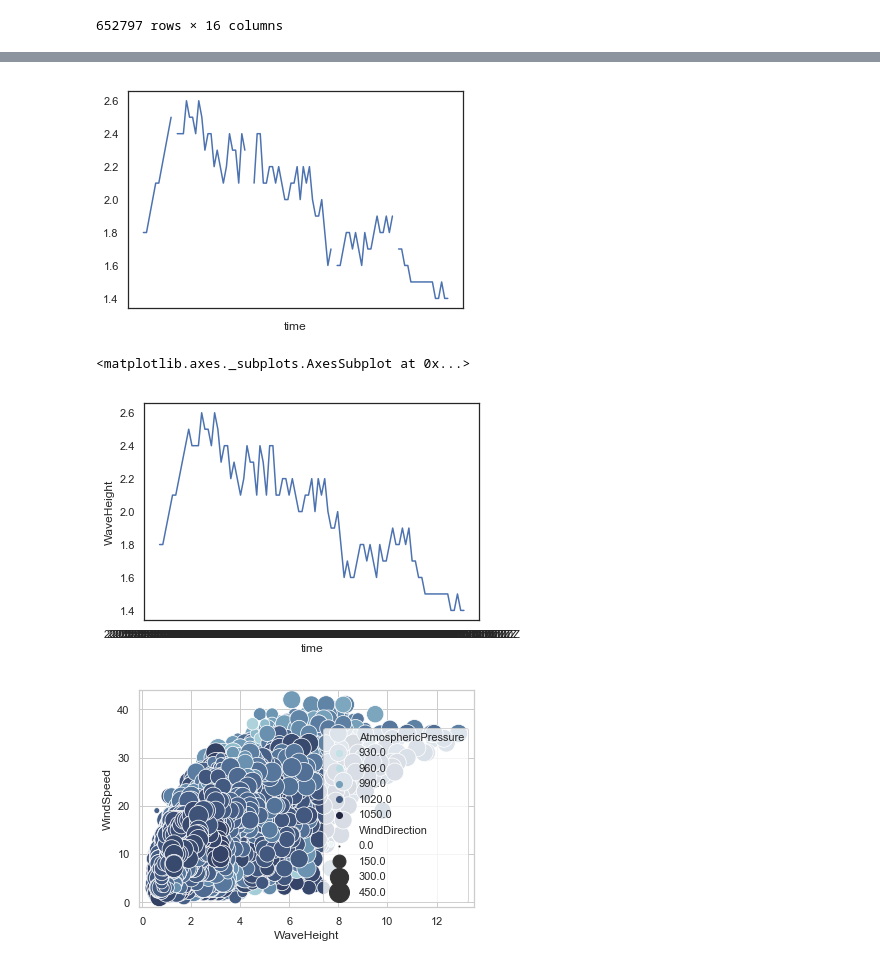
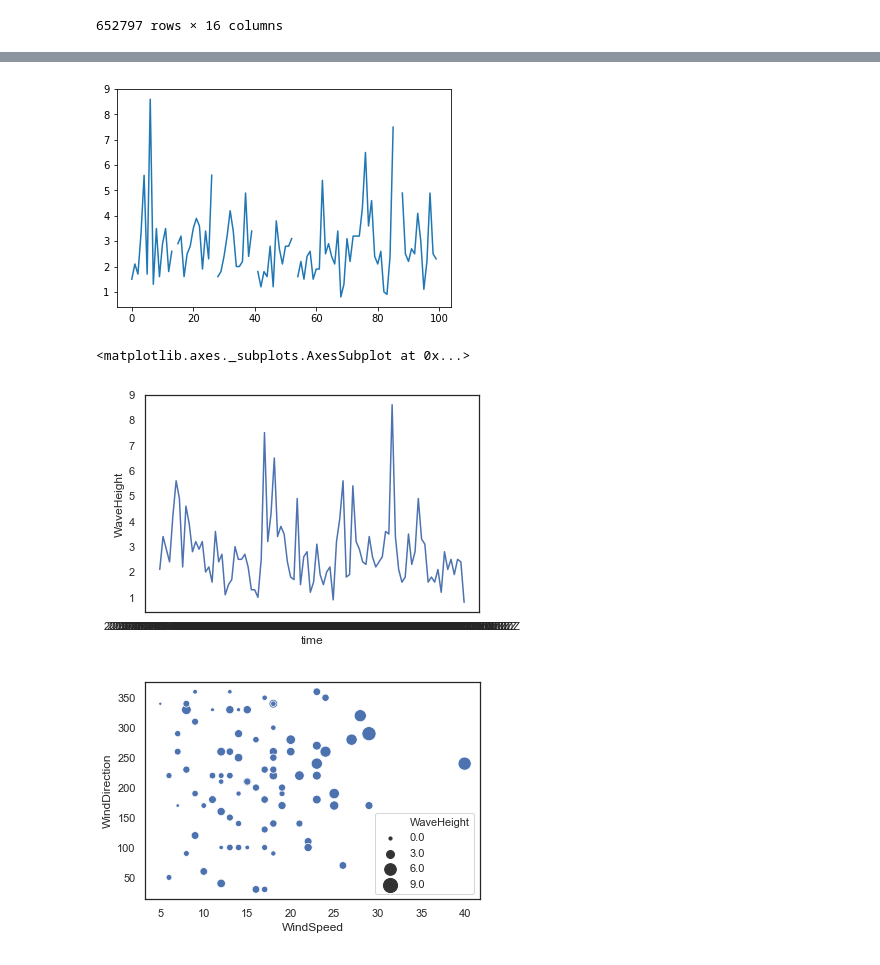
Before and after one commit to brensw/Programming-Project-2018, a Jupyter notebook: Project Notebook.ipynb, the cells around one changed output, grey strips where cells are left out. Cells and saved outputs as stored; diff of their text form; code cells hidden in the pictures.

Commit message:
plot changes

```diff
--- a/Project Notebook.ipynb
+++ b/Project Notebook.ipynb
@@ -82,22 +67,23 @@ df
 # %%
-data['WaveHeight'].plot()
+testdata= pd.read_csv('datasets/ran_100data.csv')
+testdata['WaveHeight'].plot()
 plt.show()
 # %% [output]
-[figure, old version]
+[figure, new version]
 # %%
 import seaborn as sns
 sns.set(style="white")
 
 
 
-sns.lineplot(x="time", y="WaveHeight",data=M3_100)
+sns.lineplot(x="time", y="WaveHeight",data=testdata)
 # %% [output]
 <matplotlib.axes._subplots.AxesSubplot at 0x...>
-[figure, old version]
+[figure, new version]
 # %%
 cmap = sns.cubehelix_palette(rot=-.2, as_cmap=True)
-ax = sns.scatterplot(x="WaveHeight", y="WindSpeed", size="WindDirection",hue="AtmosphericPressure",
-                     palette=cmap, sizes=(1, 400),
-                     data=df)
+ax = sns.scatterplot(x="WindSpeed", y="WindDirection", size="WaveHeight",
+                     palette=cmap, sizes=(10, 200),
+                     data=testdata)
 # %% [output]
-[figure, old version]
+[figure, new version]
```
Also changed, not shown: parts of 6 cells of this notebook.
